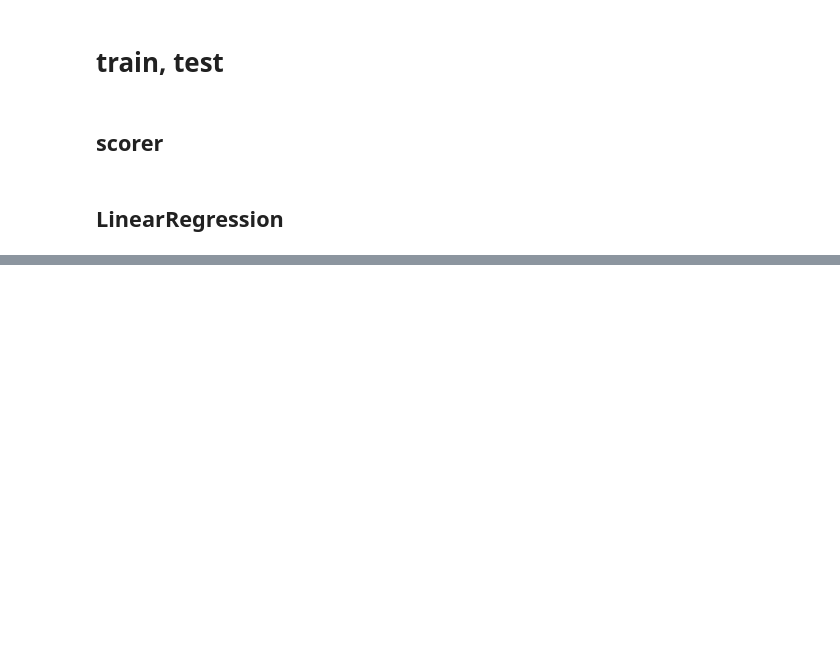
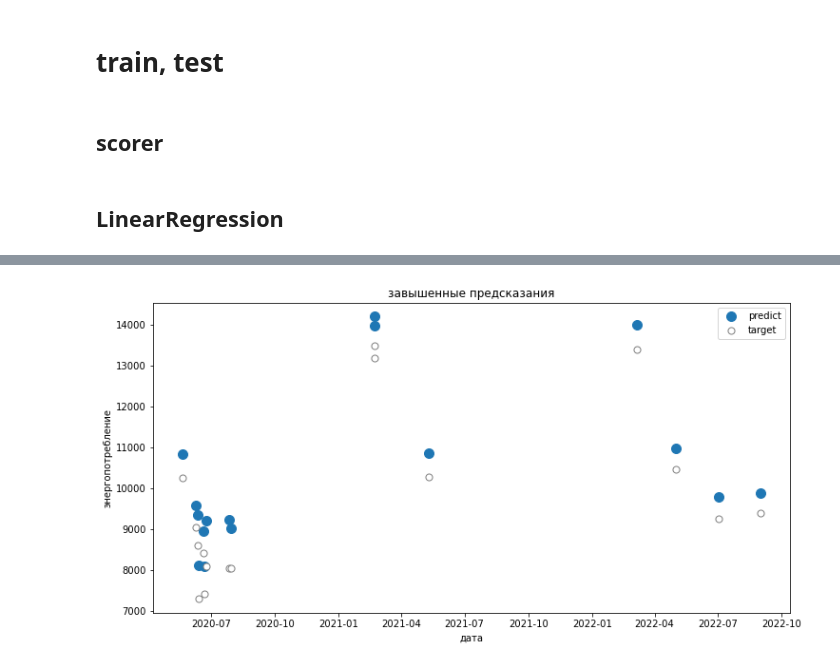
Before and after one commit to Maks-1011/hackathons, a Jupyter notebook: energy_predictions/energy_predict.ipynb, the cells around one changed output, grey strips where cells are left out. Drawn from its saved outputs; the diff is of its cells as text; code cells hidden in the pictures; blank space fills up the shorter version.

```diff
--- a/energy_predictions/energy_predict.ipynb
+++ b/energy_predictions/energy_predict.ipynb
@@ -617,0 +713,22 @@ round(np.mean(lr_cv), 2)
+# %%
+# анализ ошибок более и менее определенного порога
+
+def predict_analysis_less_more(predict_analysis_df, less=-500, more=500):
+    predict_less_ = predict_analysis_df[predict_analysis_df['error']<less].sort_values('error')
+    predict_more_ = predict_analysis_df[predict_analysis_df['error']>more].sort_values('error', ascending=False)
+    return predict_less_, predict_more_
+# %%
+predict_less, predict_more = predict_analysis_less_more(lr_predict_analysis)
+# %%
+plt.figure(figsize=(12, 6))
+
+plt.scatter(predict_less.index, predict_less['predict'], label='predict',
+            s=100)
+plt.scatter(predict_less.index, predict_less['target'], label='target', s=50, color='white', edgecolor='grey')
+
+plt.legend()
+plt.title('завышенные предсказания')
+plt.xlabel('дата')
+plt.ylabel('энергопотребление');
+# %% [output]
+[figure, added]
```
Also changed, not shown: parts of 46 cells of this notebook.
